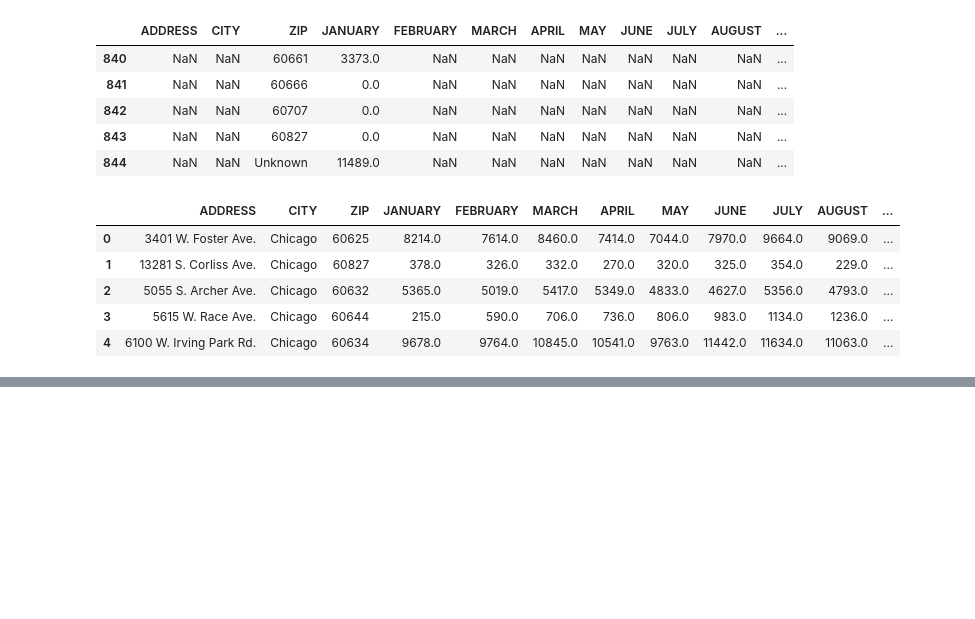
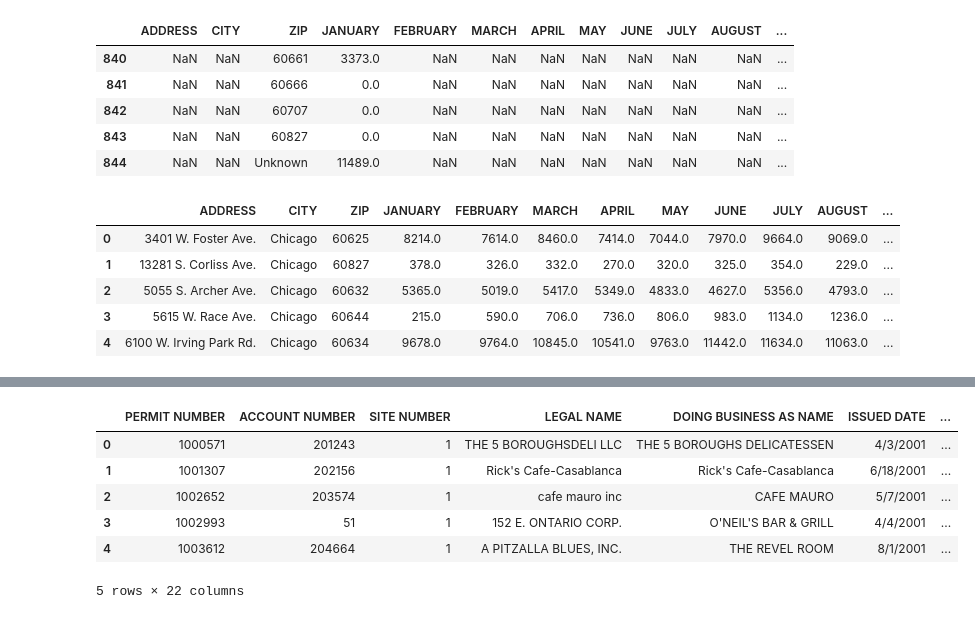
Before and after one commit to nataliepiehl/project_one, a Jupyter notebook: Code/data_cleanup.ipynb, the cells around one changed output, grey strips where cells are left out. Drawn from its saved outputs; the diff is of its cells as text; code cells hidden in the pictures; blank space fills up the shorter version.

```diff
--- a/Code/data_cleanup.ipynb
+++ b/Code/data_cleanup.ipynb
@@ -224,0 +235,12 @@ merged.to_csv("../Data/merged_library_covid.csv")
+# %%
+cafe_path = "../Resources/Sidewalk_Cafe_Permits_pulled_272022.csv"
+cafe_df = pd.read_csv(cafe_path)
+cafe_df.head()
+# %% [output]
+|  | PERMIT NUMBER | ACCOUNT NUMBER | SITE NUMBER | LEGAL NAME | DOING BUSINESS AS NAME | ISSUED DATE | ... |
+| 0 | 1000571 | 201243 | 1 | THE 5 BOROUGHSDELI LLC | THE 5 BOROUGHS DELICATESSEN | 4/3/2001 | ... |
+| 1 | 1001307 | 202156 | 1 | Rick's Cafe-Casablanca | Rick's Cafe-Casablanca | 6/18/2001 | ... |
+| 2 | 1002652 | 203574 | 1 | cafe mauro inc | CAFE MAURO | 5/7/2001 | ... |
+| 3 | 1002993 | 51 | 1 | 152 E. ONTARIO CORP. | O'NEIL'S BAR & GRILL | 4/4/2001 | ... |
+| 4 | 1003612 | 204664 | 1 | A PITZALLA BLUES, INC. | THE REVEL ROOM | 8/1/2001 | ... |
+5 rows × 22 columns
```
Also changed, not shown: parts of 2 cells of this notebook.
